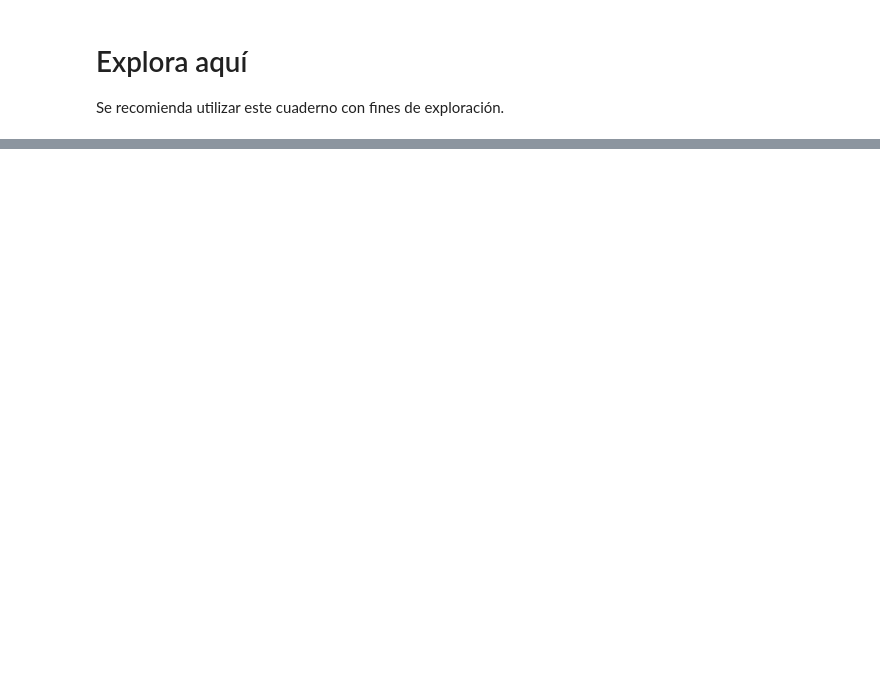
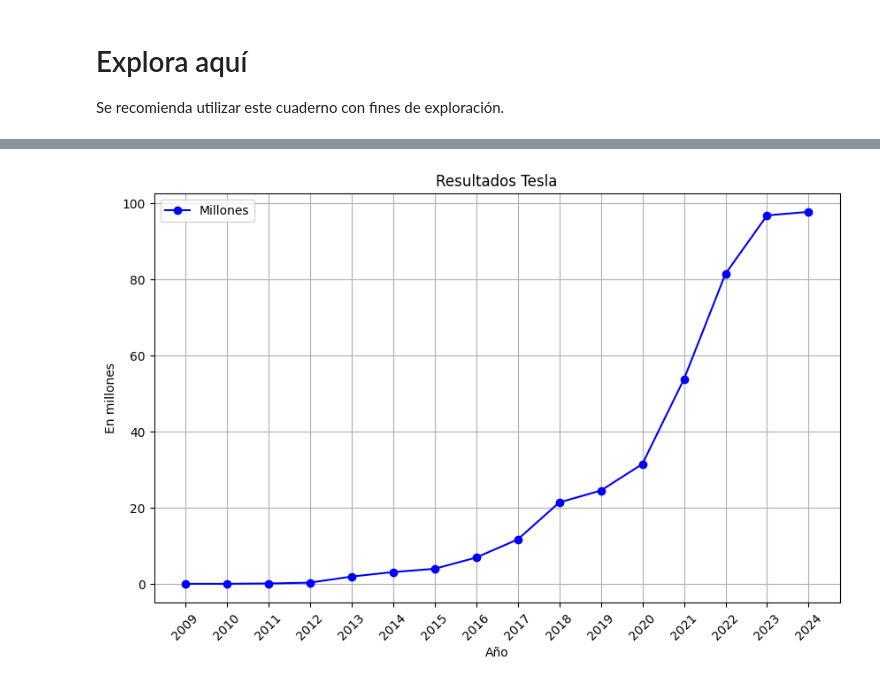
Before and after one commit to AnderTxuCode/web-scraping-project-tutorial, a Jupyter notebook: src/explore.es.ipynb, the cells around one changed output, grey strips where cells are left out. Saved outputs shown, nothing was run; the diff lists cells and outputs as text; code cells hidden in the pictures; blank space fills up the shorter version.

```diff
--- a/src/explore.es.ipynb
+++ b/src/explore.es.ipynb
@@ -3,33 +3,33 @@
 
 Se recomienda utilizar este cuaderno con fines de exploración.
 # %%
-import os
+
+import requests
+import sqlite3
+import pandas as pd
+import matplotlib.pyplot as plt
 from bs4 import BeautifulSoup
-import requests
-import time
-import sqlite3
-import matplotlib.pyplot as plt
-import seaborn as sns
+import matplotlib.dates as mdates
 
 resource_url = "https://companiesmarketcap.com/tesla/revenue"
 
-response = requests.get(resource_url, time.sleep(10))
+
+response = requests.get(resource_url)
+if response.status_code != 200:
+    raise Exception(f"Error al acceder a la página: {response.status_code}")
+html_content = response.text
 
 
-if response:
-    soup = BeautifulSoup(response.text, 'html')
-    print("yes")
-    soup
+soup = BeautifulSoup(html_content, 'html.parser')
+
 
 table = soup.find("table")
 
-table
 
 if table:
-    print("Tabla encontrada")
+    print("Tabla encontrada, extrayendo datos...")
 
     rows = table.find_all("tr")
-
     headers = [th.get_text(strip=True) for th in rows[0].find_all("th")]
 
     data = []
@@ -37,13 +37,59 @@ if table:
         row_data = [td.get_text(strip=True) for td in row.find_all("td")]
         data.append(row_data)
 
-    print("Encabezados:", headers)
-    for row in data:
-        print(row)
 
     df = pd.DataFrame(data, columns=headers)
     print("\nDataFrame creado:")
-    print(df)
+    print(df.head())
+
 else:
-    print("No se encontró ninguna tabla en la página")
+    raise Exception("No se ha encontrado ninguna tabla en la página")
+
+
+def convertir_ingresos(valor):
+    if isinstance(valor, str):
+        valor = valor.replace("$", "").replace(",", "").strip()
+        if "B" in valor:
+            return float(valor.replace("B", ""))
+        elif "M" in valor:
+            return float(valor.replace("M", ""))
+
+
+df["Revenue"] = df["Revenue"].apply(convertir_ingresos)
+print("\nValores después de quitar B o M")
+print(df["Revenue"])
+
+conn = sqlite3.connect("tesla_resultados.db")
+cursor = conn.cursor()
+cursor.execute("""
+CREATE TABLE IF NOT EXISTS revenue (
+    year TEXT,
+    revenue REAL
+)
+""")
+
+print(df.columns)
+for index, row in df.iterrows():
+    cursor.execute("INSERT INTO revenue (year, revenue) VALUES (?, ?)", (row["Year"], row["Revenue"]))
+
+conn.commit()
+conn.close()
+
+df["Year"] = pd.to_datetime(df["Year"], format="%Y")
+
+plt.figure(figsize=(10, 6))
+plt.plot(df["Year"], df["Revenue"], marker='o', label="Millones", color='b')
+
+plt.title("Resultados Tesla")
+plt.xlabel("Año")
+plt.ylabel("En millones")
+plt.xticks(rotation=45)
+
+plt.gca().xaxis.set_major_locator(mdates.YearLocator(1))
+plt.gca().xaxis.set_major_formatter(mdates.DateFormatter('%Y'))
+
+plt.legend()
+plt.grid(True)
+
+plt.show()
 # %% [output]
@@ -66,0 +113 @@ Encabezados: ['Year', 'Revenue', 'Change']
+[figure, added]
```
Also changed, not shown: parts of 1 cell of this notebook, 2 other files.
